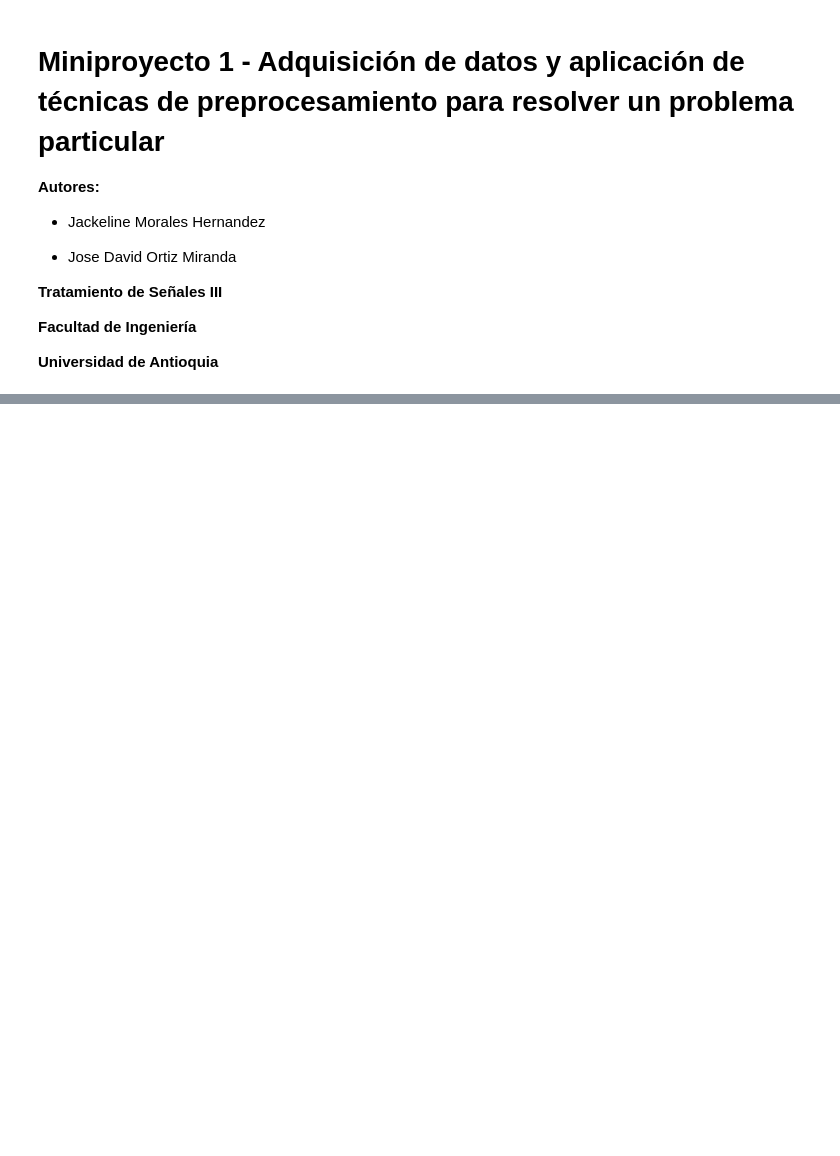
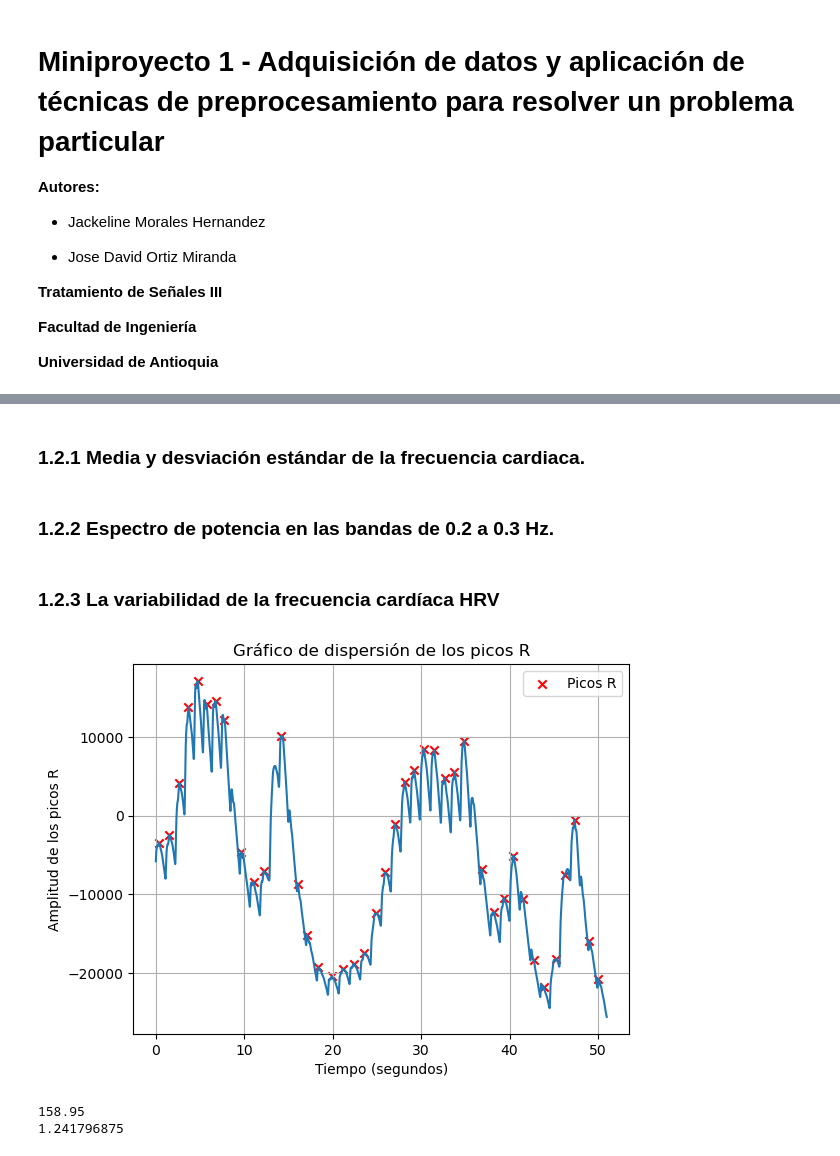
Before and after one commit to JoseOrtiz23/MiniProyecto-1-Se-ales-3, a Jupyter notebook: Miniproyecto 1.ipynb, the cells around one changed output, grey strips where cells are left out. Saved outputs shown, nothing was run; the diff lists cells and outputs as text; code cells hidden in the pictures; blank space fills up the shorter version.

```diff
--- a/Miniproyecto 1.ipynb
+++ b/Miniproyecto 1.ipynb
@@ -47,0 +142,2 @@ print(GSR.mean())
+# %% [markdown]
+### 1.2.1 Media y desviación estándar de la frecuencia cardiaca.
@@ -47,0 +151,2 @@ print(GSR.mean())
+# %% [markdown]
+### 1.2.2 Espectro de potencia en las bandas de 0.2 a 0.3 Hz.
@@ -47,0 +188,31 @@ print(GSR.mean())
+# %% [markdown]
+### 1.2.3 La variabilidad de la frecuencia cardíaca HRV
+# %%
+pleth = signals[0,38,:]
+t = np.arange(0, len(pleth)) * (1 / 128)
+plt.plot(t,pleth)
+# Encontrar picos RR
+rr_peaks, _ = find_peaks(pleth,distance=128)
+R_ampli = pleth[rr_peaks]
+
+# Crear el gráfico de dispersión
+plt.scatter(t[rr_peaks], R_ampli, c='r', marker='x', label='Picos R')
+plt.xlabel('Tiempo (segundos)')
+plt.ylabel('Amplitud de los picos R')
+plt.title('Gráfico de dispersión de los picos R')
+plt.legend()
+plt.grid(True)
+
+# Mostrar el gráfico
+plt.show()
+R_loc_time=rr_peaks / 128
+HRV_prueba=np.diff(R_loc_time)
+HRV_prueba_prom=np.mean(HRV_prueba)
+HRV=np.diff(rr_peaks)
+HRV_promedio=np.mean(HRV)
+print(HRV_promedio)
+print(HRV_prueba_prom)
+# %% [output]
+[figure, added]
+158.95
+1.241796875
```
Also changed, not shown: parts of 62 cells of this notebook.
